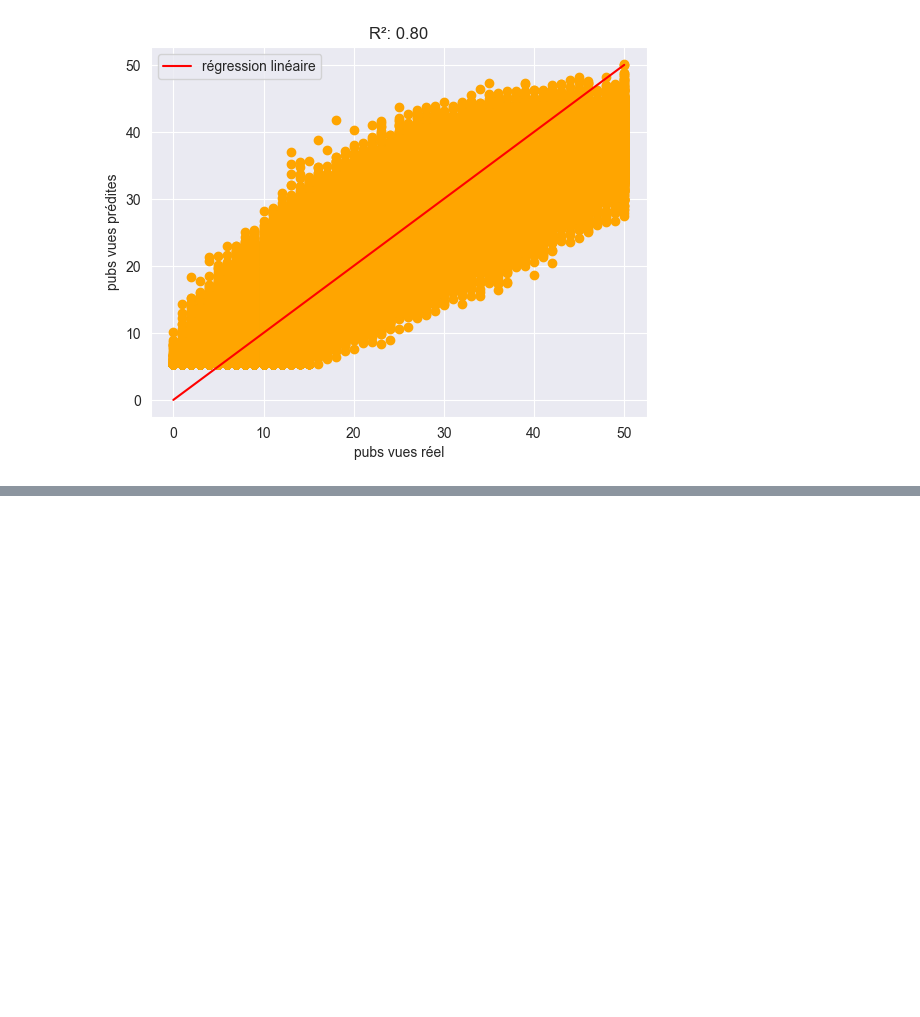
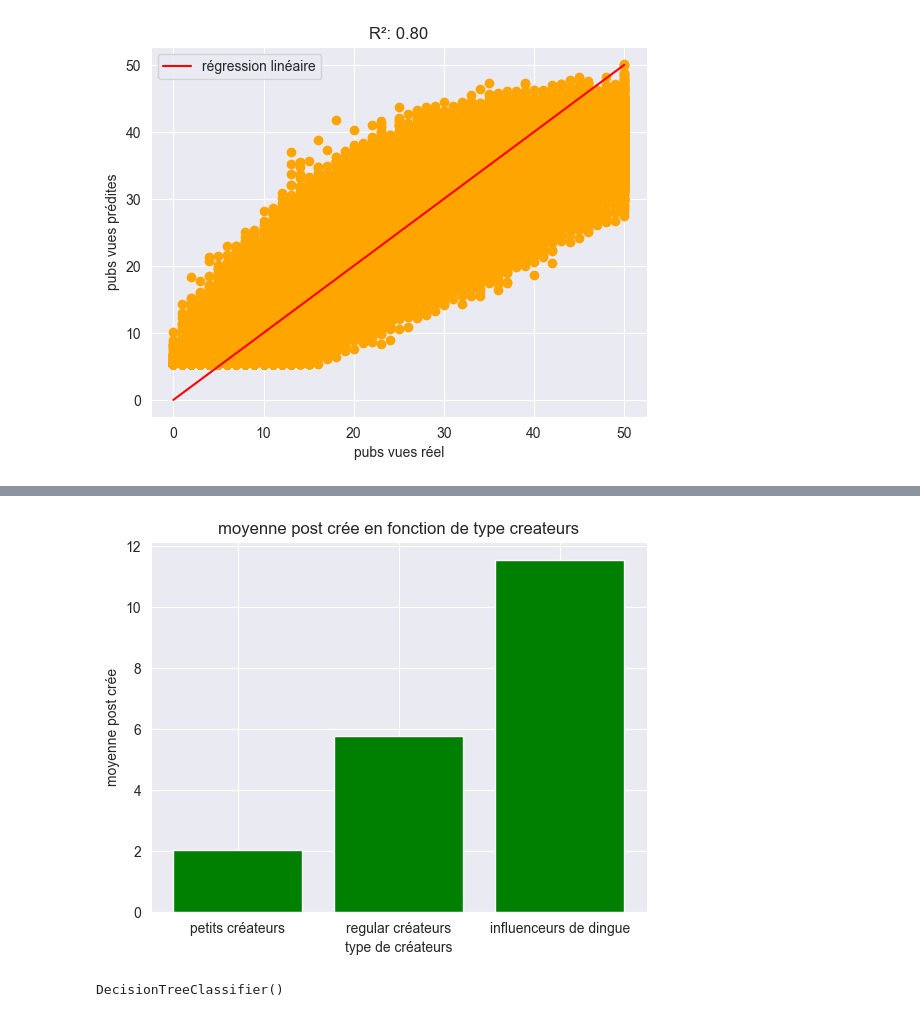
Before and after one commit to massaines-cpu/ANALYSE-DE-DONNEES-INSTAGRAM, a Jupyter notebook: Untitled.ipynb, the cells around one changed output, grey strips where cells are left out. Drawn from its saved outputs; the diff is of its cells as text; code cells hidden in the pictures; blank space fills up the shorter version.

```diff
--- a/Untitled.ipynb
+++ b/Untitled.ipynb
@@ -313,0 +347,19 @@ plt.show()
+# %%
+bins = [0, 3, 8, 30]
+#0 cest le min, 30 c'est le max
+labels = ['petits créateurs', 'regular créateurs', 'influenceurs de dingue']
+insta_data['type_createur'] = pd.cut(insta_data['posts_created_per_week'], bins=bins, labels=labels, include_lowest=True)
+#include_lowest=True jai du rajouter ca car ca me bloquait tout, ca veut dire que meme si une personne poste pas on la compte
+# %%
+moyenne_creation_post = insta_data.groupby('type_createur', observed=True)['posts_created_per_week'].mean()
+
+#graphique barres
+#index= tranche dage
+#values = la moyenne en fonction des tranche d'age
+plt.bar(moyenne_creation_post.index, moyenne_creation_post.values, color='green')
+plt.xlabel('type de créateurs')
+plt.ylabel('moyenne post crée')
+plt.title('moyenne post crée en fonction de type createurs')
+plt.show()
+# %% [output]
+[figure, added]
@@ -313,0 +379,7 @@ plt.show()
+# %%
+X_train, X_test, y_train, y_test = train_test_split(X, y, test_size=1/3, random_state=0)
+
+entrainement = DecisionTreeClassifier()
+entrainement.fit(X_train, y_train)
+# %% [output]
+DecisionTreeClassifier()
```
Also changed, not shown: parts of 13 cells of this notebook.
